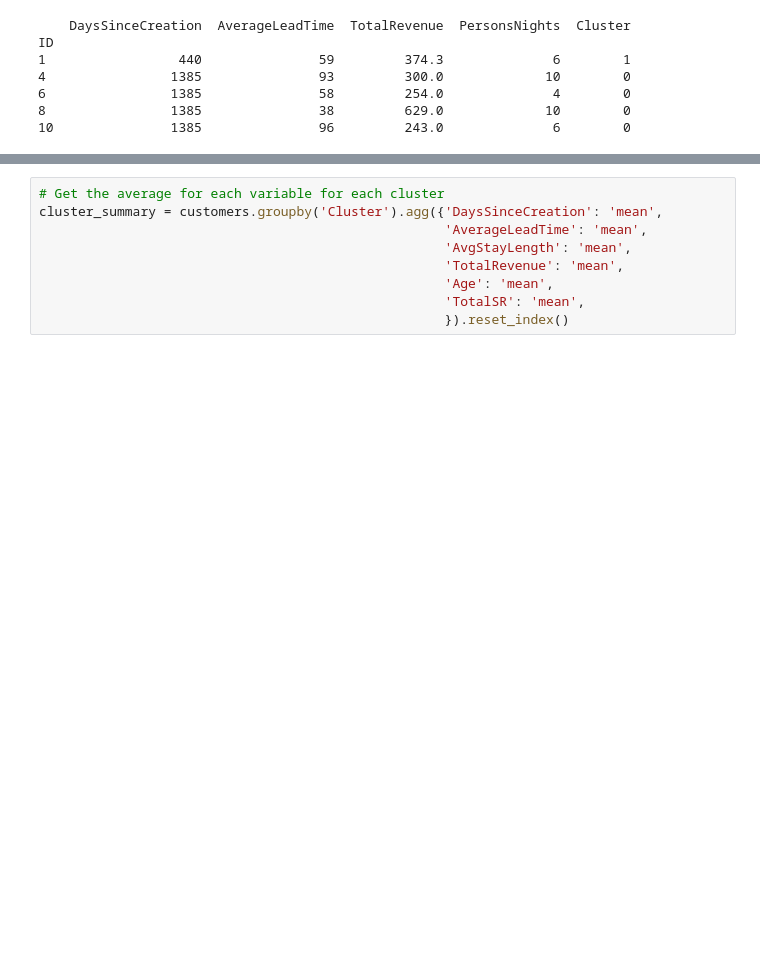
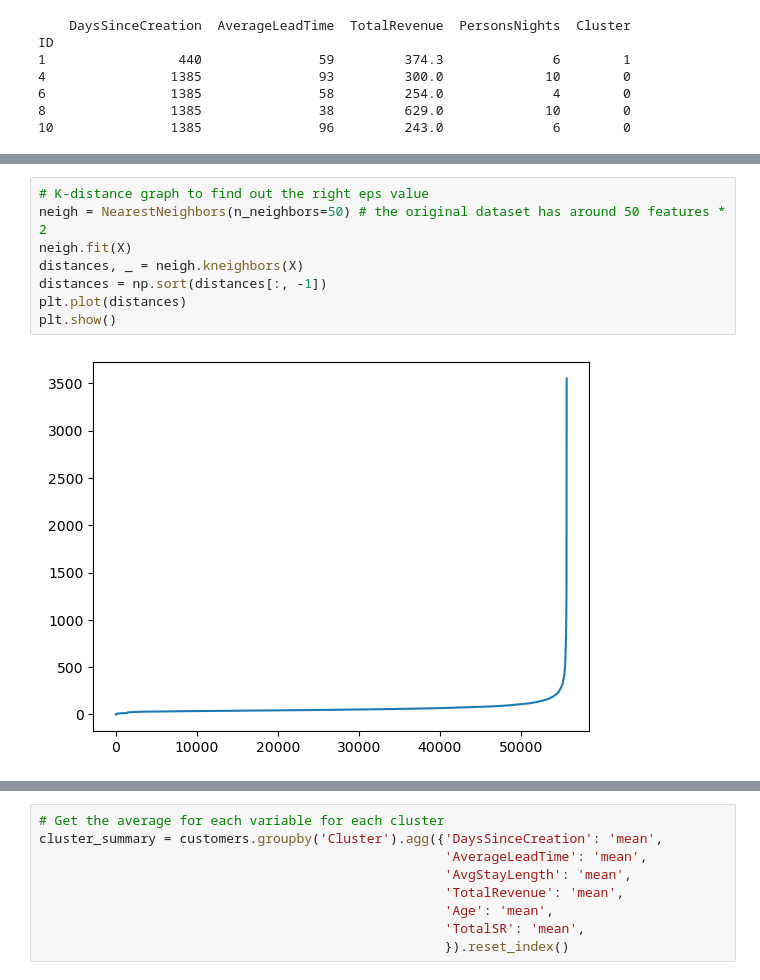
Before and after one commit to RubenCMarques/Hotel-Customer-Segmentation, a Jupyter notebook: Notebooks/A-B.ipynb, the cells around one changed output, grey strips where cells are left out. Cells and saved outputs as stored; diff of their text form; blank space fills up the shorter version.

```diff
--- a/Notebooks/A-B.ipynb
+++ b/Notebooks/A-B.ipynb
@@ -1813,0 +1864,10 @@ ID
+# %%
+# K-distance graph to find out the right eps value
+neigh = NearestNeighbors(n_neighbors=50) # the original dataset has around 50 features * 2
+neigh.fit(X)
+distances, _ = neigh.kneighbors(X)
+distances = np.sort(distances[:, -1])
+plt.plot(distances)
+plt.show()
+# %% [output]
+[figure, added]
```
Also changed, not shown: parts of 31 cells of this notebook.
